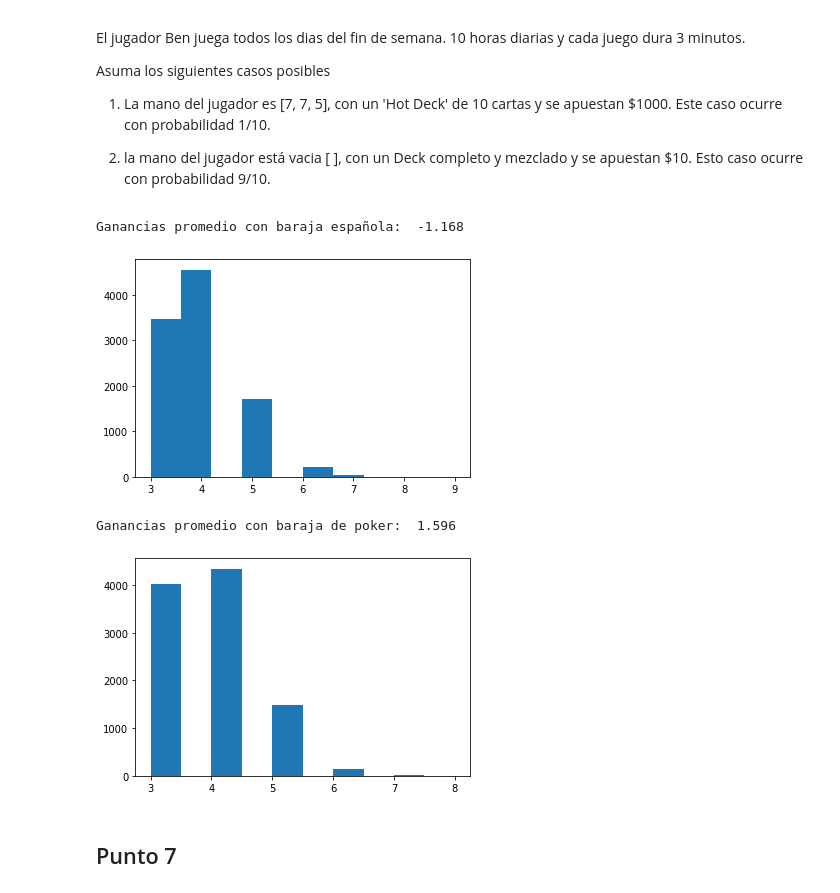
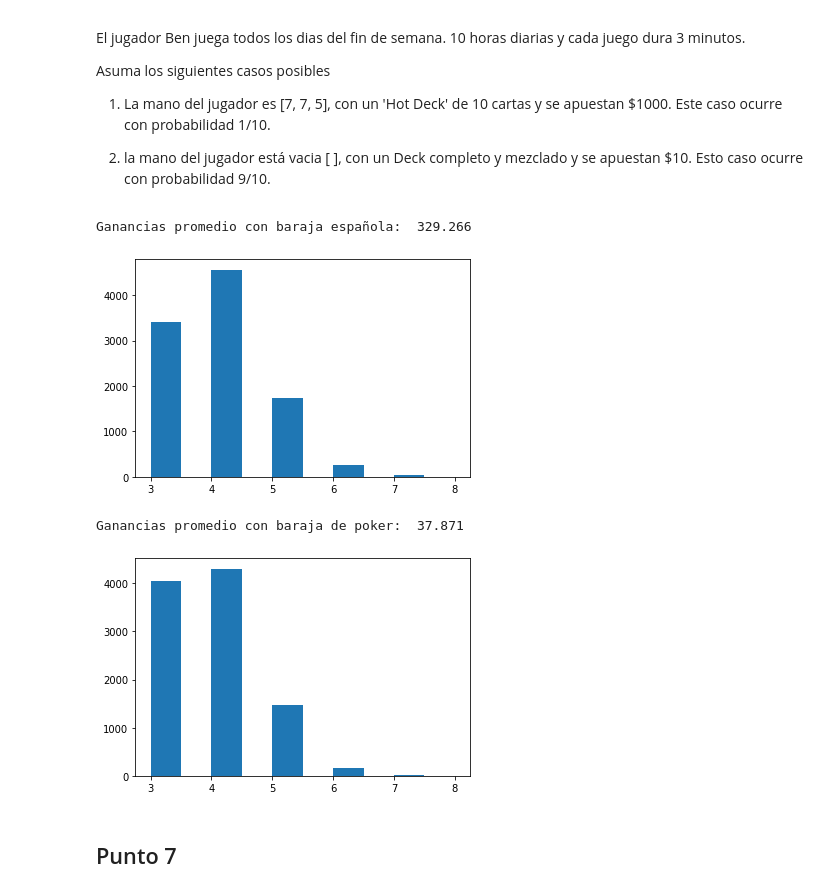
Before and after one commit to lucasps16/AlgorithmsUN2020II, a Jupyter notebook: Lab4/21BlackjackGrClass2StGrooup8.ipynb, the cells around one changed output. Drawn from its saved outputs; the diff is of its cells as text; code cells hidden in the pictures.

```diff
--- a/Lab4/21BlackjackGrClass2StGrooup8.ipynb
+++ b/Lab4/21BlackjackGrClass2StGrooup8.ipynb
@@ -337,7 +364,6 @@ Asuma los siguientes casos posibles
 # %%
 #Ben juega 1800 minutos el fin de semana, cada juego dura 3 minutos
 #En total Ben juega 600 juegos en tres dias
-big = 0
 
 def blackjack(n,cartas, num_cartas):
   """Funcion para decidir si la partida se ganó o perdió"""
@@ -400,41 +426,41 @@ def juego_fin_semana_poker(num_cartas):
   deck = [1,2,3,4,5,6,7,8,9,10,10,10,10,1,2,3,4,5,6,7,8,9,10,10,10,10,1,2,3,4,5,6,7,8,9,10,10,10,10,1,2,3,4,5,6,7,8,9,10,10,10,10]
   ganancias = 0
   for i in range(600): #Juega 600 partidas
     isHot = r.uniform(0,1)
     if isHot <= 0.1: #Determina la probabilidad de un hot deck
       if (blackjack(0,caliente,num_cartas)):
         ganancias += 1000
       else:
         ganancias -= 1000
     else:
       if blackjack(1,deck,num_cartas):
         ganancias += 10
       else:
         ganancias -= 10
   return ganancias
 hot = 0
 g = 0
 n = 10000
 num_cartas_esp = []
 for i in range(n):
-  g = juego_fin_semana_esp(num_cartas_esp)
-  g += g
+  g += juego_fin_semana_esp(num_cartas_esp)
+
 print("Ganancias promedio con baraja española: ",g/n)
 plt.hist(num_cartas_esp, cumulative=False)
 plt.show()
 g = 0
 num_cartas_poker=[]
 for i in range(n):
-  g = juego_fin_semana_poker(num_cartas_poker)
-  g += g
+  g += juego_fin_semana_poker(num_cartas_poker)
+
 print("Ganancias promedio con baraja de poker: ",g/n)
 plt.hist(num_cartas_poker, cumulative=False)
 plt.show()
 # %% [output]
-Ganancias promedio con baraja española:  -1.168
+Ganancias promedio con baraja española:  329.266
-[figure, old version]
+[figure, new version]
-Ganancias promedio con baraja de poker:  1.596
+Ganancias promedio con baraja de poker:  37.871
-[figure, old version]
+[figure, new version]
 # %% [markdown]
 
 
```
Also changed, not shown: parts of 9 cells of this notebook.
